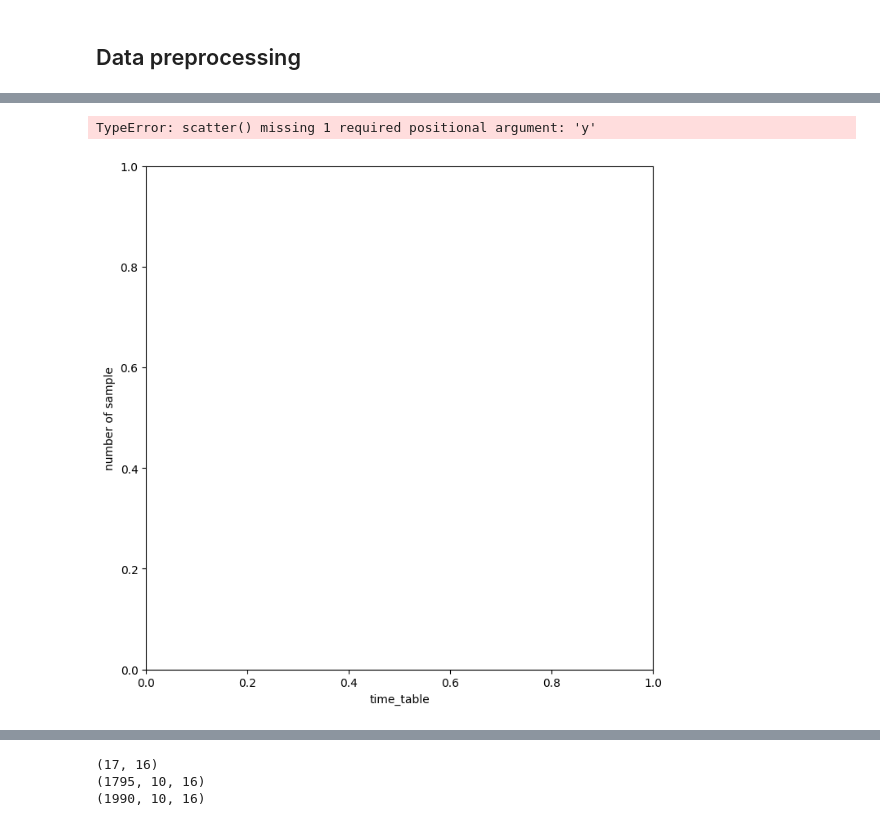
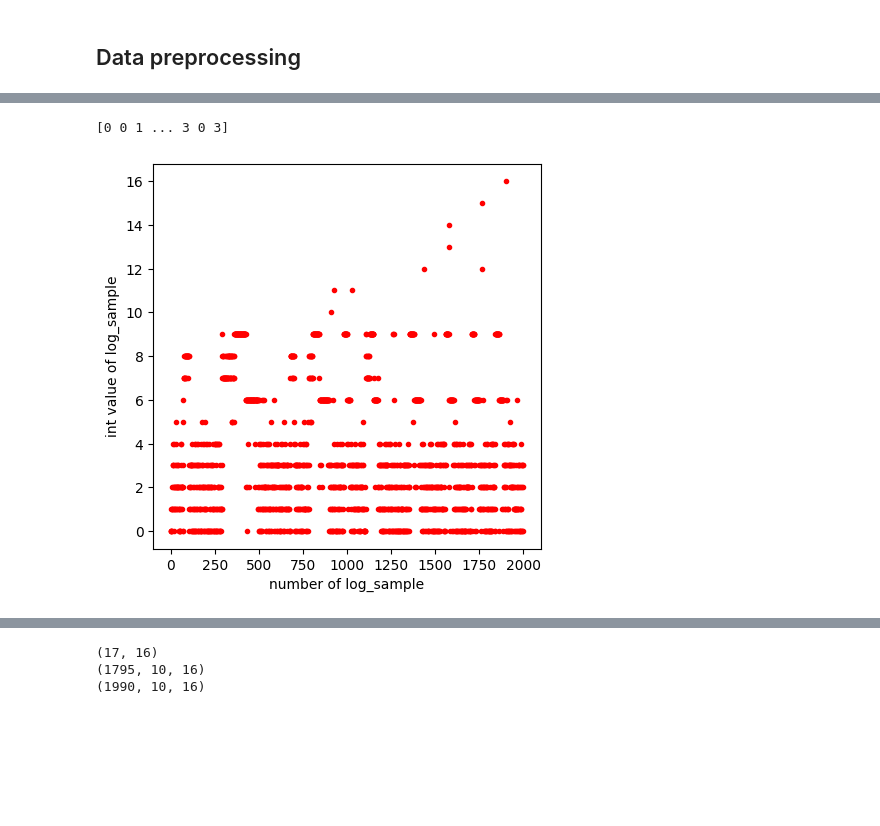
Before and after one commit to ha5804/RNN_LSTM, a Jupyter notebook: lstm.ipynb, the cells around one changed output, grey strips where cells are left out. Drawn from its saved outputs; the diff is of its cells as text; code cells hidden in the pictures; blank space fills up the shorter version.

```diff
--- a/lstm.ipynb
+++ b/lstm.ipynb
@@ -51,6 +35,7 @@ print(len(event_id_set)) #event_size
 # %%
 myplot = MyPlot()
-myplot.sliding_window_data(event_id)
+print(event_id)
+myplot.sliding_window_data(event_id, labels)
 # %% [output]
-TypeError: scatter() missing 1 required positional argument: 'y'
+[0 0 1 ... 3 0 3]
-[figure, old version]
+[figure, new version]
```
Also changed, not shown: parts of 2 cells of this notebook, 2 other files.
